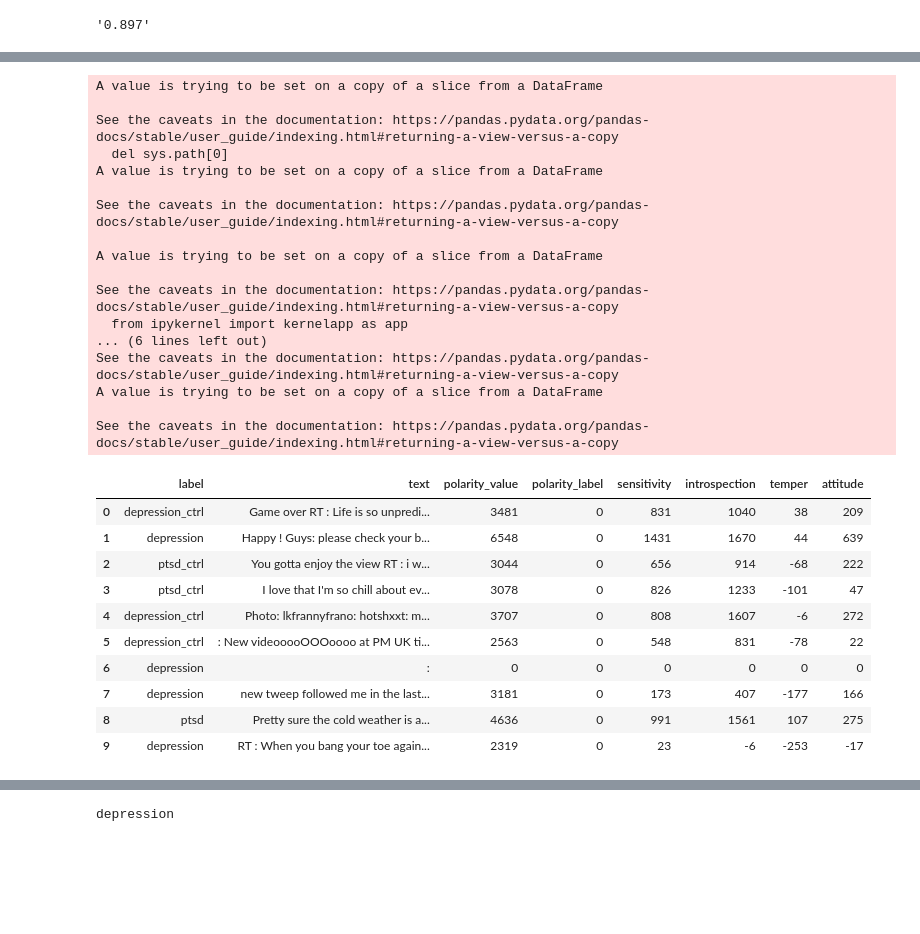
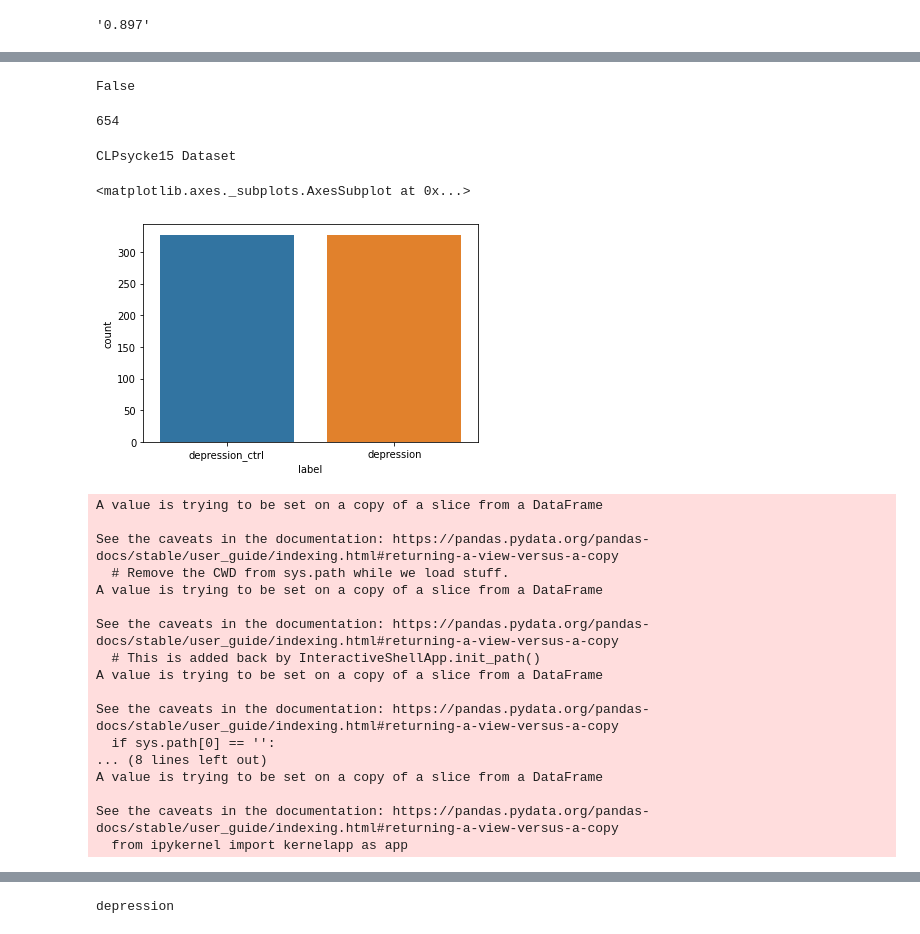
Before and after one commit to L-ansari/Natural-Language-Processing-tasks, a Jupyter notebook: scentic.ipynb, the cells around one changed output, grey strips where cells are left out. Drawn from its saved outputs; the diff is of its cells as text; code cells hidden in the pictures; blank space fills up the shorter version.

```diff
--- a/scentic.ipynb
+++ b/scentic.ipynb
@@ -155,0 +170,4 @@ get_feature(word_tokenize(df_train['text'][1].lower()))
+# %%
+df_train.isnull().values.any()
+# %% [output]
+False
@@ -156,51 +176,45 @@ get_feature(word_tokenize(df_train['text'][1].lower()))
+# %%
+print(df_trainn.shape[0])
+# %% [output]
+654
+# %%
+print("CLPsycke15 Dataset")
+sns.countplot(x = 'label', data=df_trainn)
+# %% [output]
+CLPsycke15 Dataset
+<matplotlib.axes._subplots.AxesSubplot at 0x...>
+[figure, added]
 # %%
-df_train['polarity_value'] = 0
-df_train['polarity_label'] = 0
-df_train['sensitivity'] = 0
-df_train['sensitivity'] = 0
-df_train['introspection'] = 0
-df_train['temper'] = 0
-df_train['attitude'] = 0
+df_trainn['polarity_value'] = 0
+df_trainn['polarity_label'] = 0
+df_trainn['sensitivity'] = 0
+df_trainn['introspection'] = 0
+df_trainn['temper'] = 0
+df_trainn['attitude'] = 0
 
-df_train.head()
-
-for i in range(df_train.shape[0]):
-  polarity_value , polarity_label, introspection, sensitivity, temper, attitude=get_feature (word_tokenize(df_train['text'][i].lower()))
-  df_train['polarity_value'][i] = polarity_value
-  df_train['polarity_value'][i] = polarity_label
-  df_train['sensitivity'][i] = sensitivity
-  df_train['introspection'][i]= introspection
-  df_train['temper'][i] = temper
-  df_train['attitude'][i]= attitude
+for i in range(df_trainn.shape[0]):
+    polarity_value , polarity_label, introspection, sensitivity, temper, attitude=get_feature (word_tokenize(df_trainn['text'][i].lower()))
+    df_trainn['polarity_value'][i] = polarity_value
+    df_trainn['polarity_label'][i] = polarity_label
+    df_trainn['sensitivity'][i] = sensitivity
+    df_trainn['introspection'][i]= introspection
+    df_trainn['temper'][i] = temper
+    df_trainn['attitude'][i]= attitude
 # %% [output]
 A value is trying to be set on a copy of a slice from a DataFrame
 
 See the caveats in the documentation: https://pandas.pydata.org/pandas-docs/stable/user_guide/indexing.html#returning-a-view-versus-a-copy
-  del sys.path[0]
+  # Remove the CWD from sys.path while we load stuff.
 A value is trying to be set on a copy of a slice from a DataFrame
 
 See the caveats in the documentation: https://pandas.pydata.org/pandas-docs/stable/user_guide/indexing.html#returning-a-view-versus-a-copy
+  # This is added back by InteractiveShellApp.init_path()
+A value is trying to be set on a copy of a slice from a DataFrame
 
+See the caveats in the documentation: https://pandas.pydata.org/pandas-docs/stable/user_guide/indexing.html#returning-a-view-versus-a-copy
+  if sys.path[0] == '':
+... (8 lines left out)
 A value is trying to be set on a copy of a slice from a DataFrame
 
 See the caveats in the documentation: https://pandas.pydata.org/pandas-docs/stable/user_guide/indexing.html#returning-a-view-versus-a-copy
   from ipykernel import kernelapp as app
-... (6 lines left out)
-See the caveats in the documentation: https://pandas.pydata.org/pandas-docs/stable/user_guide/indexing.html#returning-a-view-versus-a-copy
-A value is trying to be set on a copy of a slice from a DataFrame
-
-See the caveats in the documentation: https://pandas.pydata.org/pandas-docs/stable/user_guide/indexing.html#returning-a-view-versus-a-copy
-# %%
-df_train.head(10)
-# %% [output]
-|  | label | text | polarity_value | polarity_label | sensitivity | introspection | temper | attitude |
-| 0 | depression_ctrl | Game over RT : Life is so unpredi... | 3481 | 0 | 831 | 1040 | 38 | 209 |
-| 1 | depression | Happy ! Guys: please check your b... | 6548 | 0 | 1431 | 1670 | 44 | 639 |
-| 2 | ptsd_ctrl | You gotta enjoy the view RT : i w... | 3044 | 0 | 656 | 914 | -68 | 222 |
-| 3 | ptsd_ctrl | I love that I'm so chill about ev... | 3078 | 0 | 826 | 1233 | -101 | 47 |
-| 4 | depression_ctrl | Photo: lkfrannyfrano: hotshxxt: m... | 3707 | 0 | 808 | 1607 | -6 | 272 |
-| 5 | depression_ctrl | : New videooooOOOoooo at PM UK ti... | 2563 | 0 | 548 | 831 | -78 | 22 |
-| 6 | depression | : | 0 | 0 | 0 | 0 | 0 | 0 |
-| 7 | depression | new tweep followed me in the last... | 3181 | 0 | 173 | 407 | -177 | 166 |
-| 8 | ptsd | Pretty sure the cold weather is a... | 4636 | 0 | 991 | 1561 | 107 | 275 |
-| 9 | depression | RT : When you bang your toe again... | 2319 | 0 | 23 | -6 | -253 | -17 |
```
Also changed, not shown: parts of 40 cells of this notebook.
